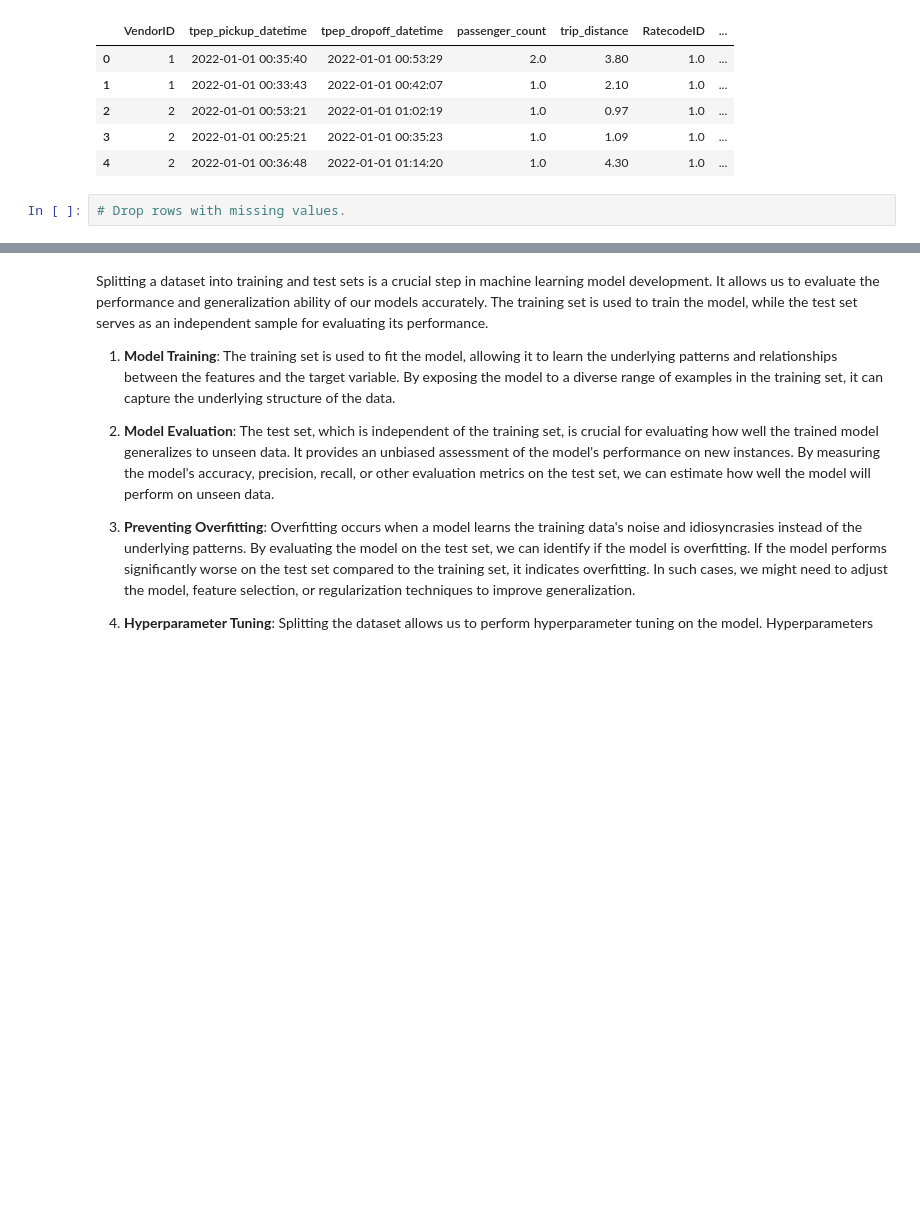
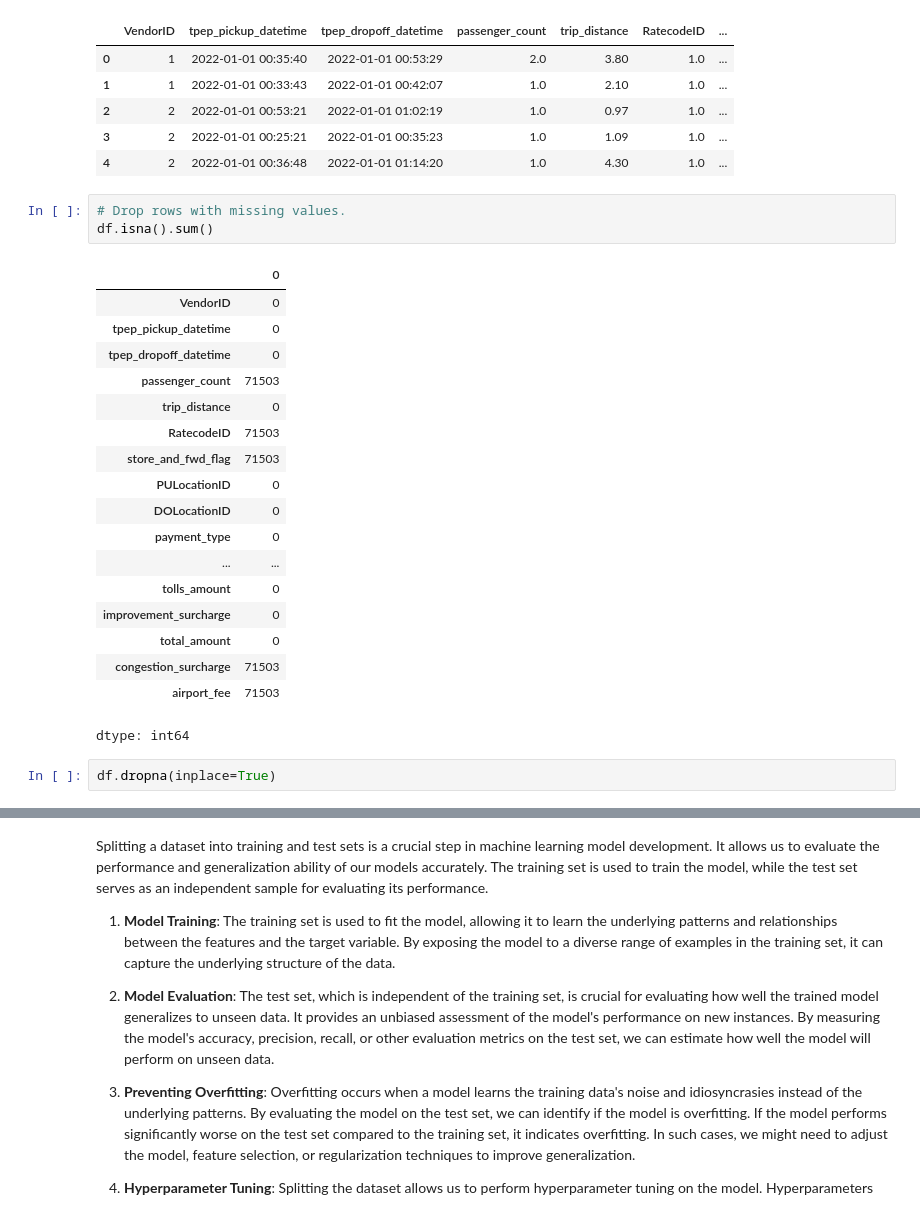
Before and after one commit to ZAsaee/mec2-projects, a Jupyter notebook: Student_MLE_MiniProject_ML.ipynb, the cells around one changed output, grey strips where cells are left out. Saved outputs shown, nothing was run; the diff lists cells and outputs as text; blank space fills up the shorter version.

```diff
--- a/Student_MLE_MiniProject_ML.ipynb
+++ b/Student_MLE_MiniProject_ML.ipynb
@@ -55,5 +55,27 @@ df.head()
 | 4 | 2 | 2022-01-01 00:36:48 | 2022-01-01 01:14:20 | 1.0 | 4.30 | 1.0 | ... |
 # %%
 # Drop rows with missing values.
+df.isna().sum()
+# %% [output]
+|  | 0 |
+| VendorID | 0 |
+| tpep_pickup_datetime | 0 |
+| tpep_dropoff_datetime | 0 |
+| passenger_count | 71503 |
+| trip_distance | 0 |
+| RatecodeID | 71503 |
+| store_and_fwd_flag | 71503 |
+| PULocationID | 0 |
+| DOLocationID | 0 |
+| payment_type | 0 |
+| ... | ... |
+| tolls_amount | 0 |
+| improvement_surcharge | 0 |
+| total_amount | 0 |
+| congestion_surcharge | 71503 |
+| airport_fee | 71503 |
+dtype: int64
+# %%
+df.dropna(inplace=True)
 # %%
 # Create new feature, 'trip_duration'.
```
Also changed, not shown: parts of 11 cells of this notebook.
